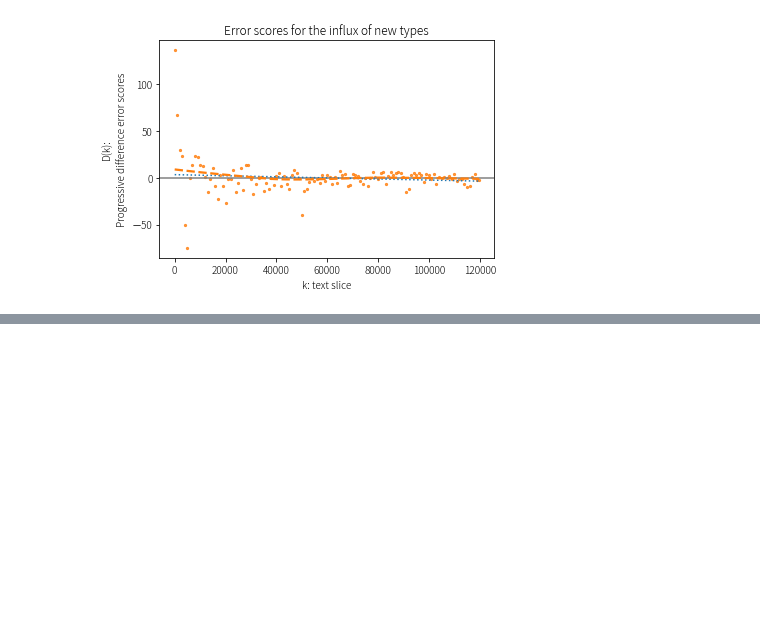
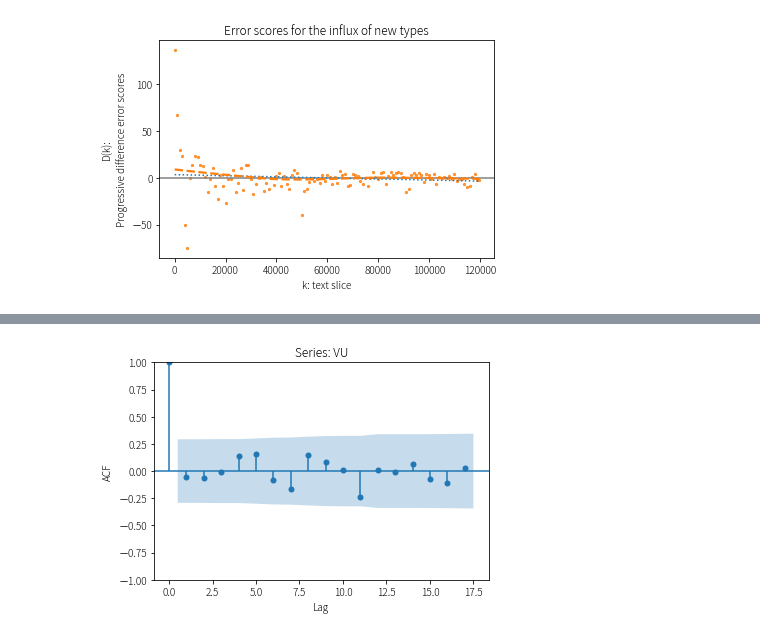
Before and after one commit to lopentu/cck, a Jupyter notebook: etc/vocab_growth.ipynb, the cells around one changed output, grey strips where cells are left out. Cells and saved outputs as stored; diff of their text form; code cells hidden in the pictures; blank space fills up the shorter version.

```diff
--- a/etc/vocab_growth.ipynb
+++ b/etc/vocab_growth.ipynb
@@ -67,0 +103,4 @@ for i in range(10):
+# %%
+growth_obj.plot_U_acf()
+# %% [output]
+[figure, added]
```
Also changed, not shown: parts of 10 cells of this notebook, 1 other file.
